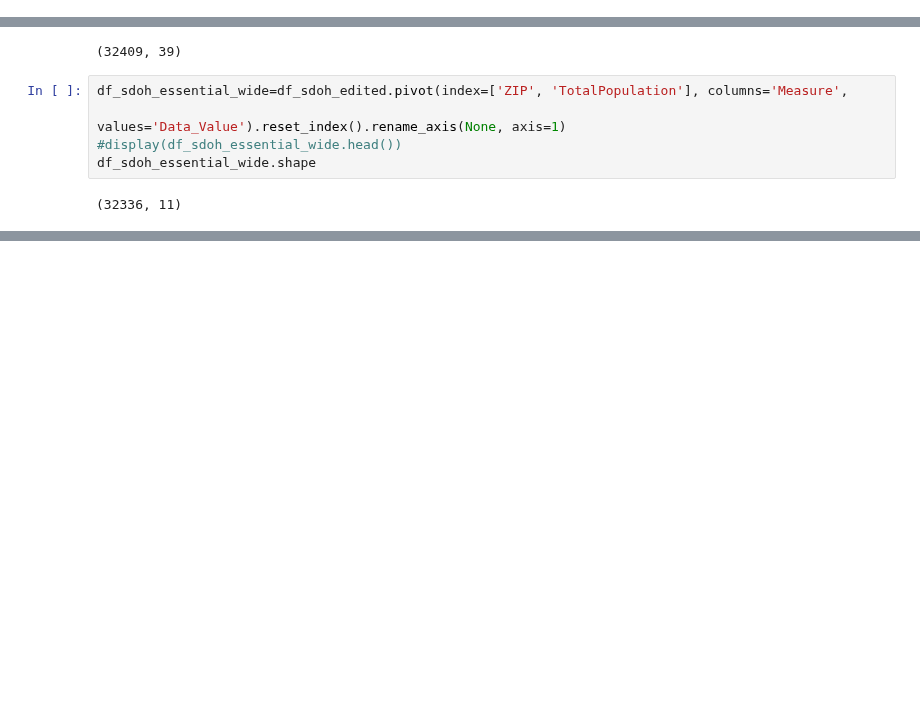
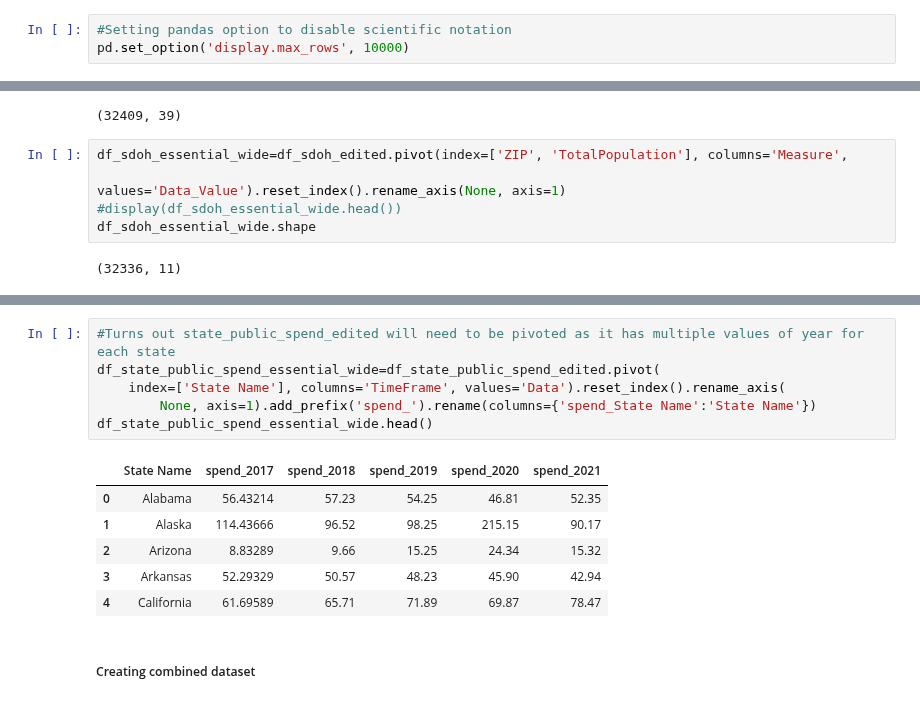
Before and after one commit to anuvrat-umich/siads_milestone1, a Jupyter notebook: src/data_merging.ipynb, the cells around one changed output, grey strips where cells are left out. Cells and saved outputs as stored; diff of their text form; blank space fills up the shorter version.

```diff
--- a/src/data_merging.ipynb
+++ b/src/data_merging.ipynb
@@ -10,6 +10,9 @@ import numpy as np
 # %%
 #Importing helper functions
 %run "helper_functions.ipynb"
+# %%
+#Setting pandas option to disable scientific notation
+pd.set_option('display.max_rows', 10000)
 # %%
 #Input and output paths for all pickle files. To be used to load and save these files
 #Output
@@ -75 +81,16 @@ df_income_1901_essential, df_health_outcomes_essential_wide, df_sdoh_essential_w
+# %%
+#Turns out state_public_spend_edited will need to be pivoted as it has multiple values of year for each state
+df_state_public_spend_essential_wide=df_state_public_spend_edited.pivot(
+    index=['State Name'], columns='TimeFrame', values='Data').reset_index().rename_axis(
+        None, axis=1).add_prefix('spend_').rename(columns={'spend_State Name':'State Name'})
+df_state_public_spend_essential_wide.head()
+# %% [output]
+|  | State Name | spend_2017 | spend_2018 | spend_2019 | spend_2020 | spend_2021 |
+| 0 | Alabama | 56.43214 | 57.23 | 54.25 | 46.81 | 52.35 |
+| 1 | Alaska | 114.43666 | 96.52 | 98.25 | 215.15 | 90.17 |
+| 2 | Arizona | 8.83289 | 9.66 | 15.25 | 24.34 | 15.32 |
+| 3 | Arkansas | 52.29329 | 50.57 | 48.23 | 45.90 | 42.94 |
+| 4 | California | 61.69589 | 65.71 | 71.89 | 69.87 | 78.47 |
+# %% [markdown]
+##### Creating combined dataset
 # %%
```
Also changed, not shown: parts of 10 cells of this notebook, 2 other files.
